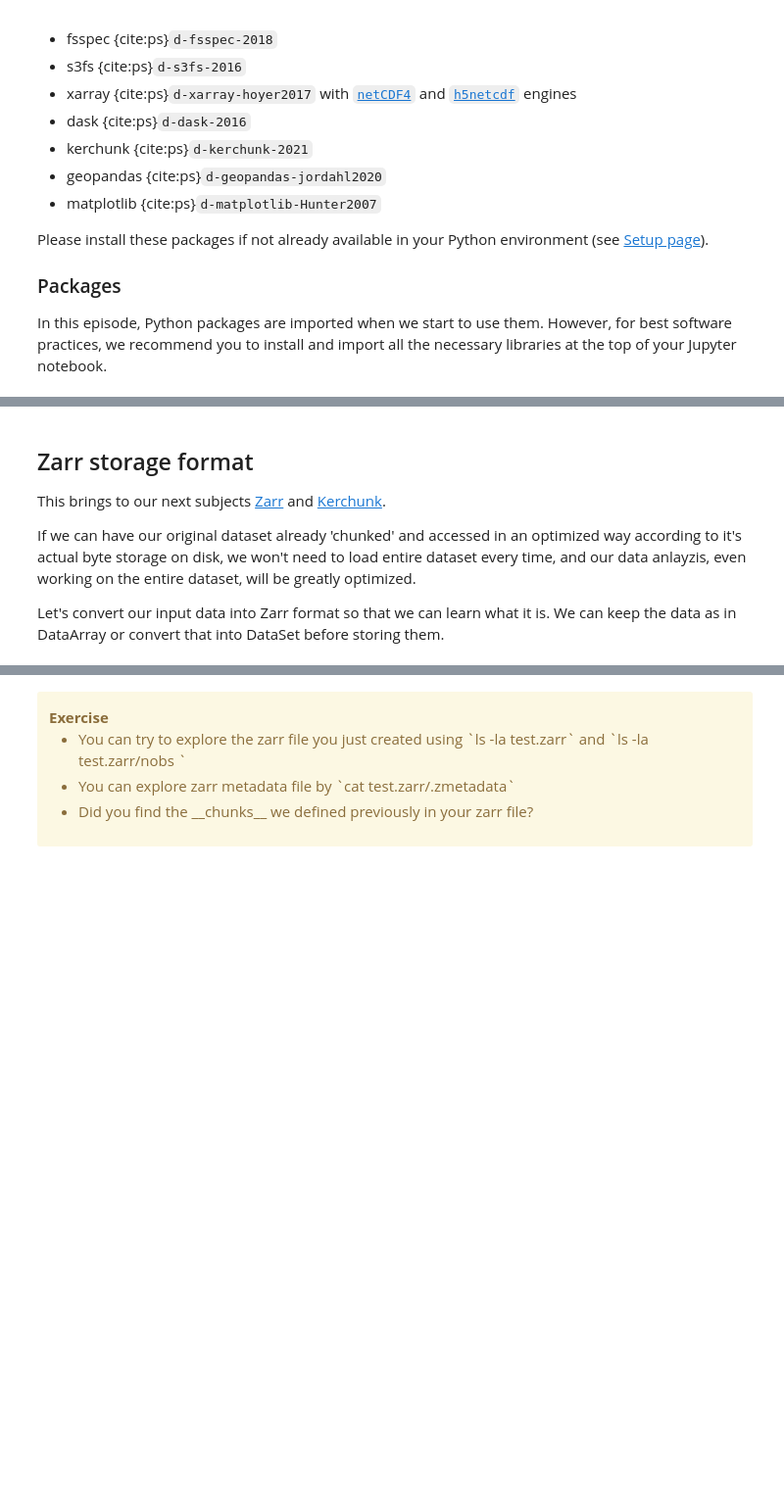
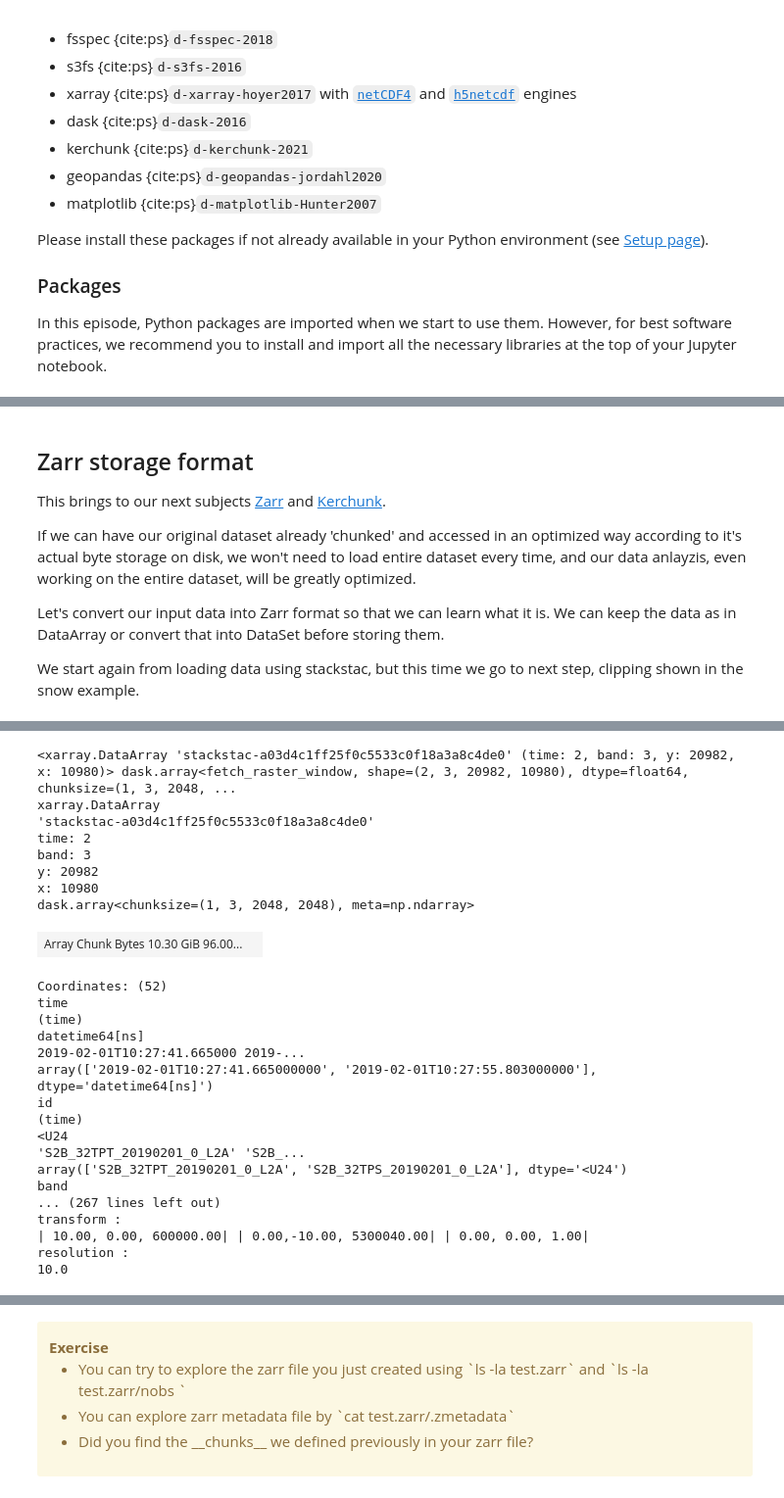
Before and after one commit to pangeo-data/pangeo-openeo-BiDS-2023, a Jupyter notebook: tutorial/part3/chunking_introduction.ipynb, the cells around one changed output, grey strips where cells are left out. Shown at 98% size. Saved outputs shown, nothing was run; the diff lists cells and outputs as text; code cells hidden in the pictures; blank space fills up the shorter version.

```diff
--- a/tutorial/part3/chunking_introduction.ipynb
+++ b/tutorial/part3/chunking_introduction.ipynb
@@ -192,3 +289,5 @@ This brings to our next subjects [Zarr](https://zarr.readthedocs.io/en/stable/)
 If we can have our original dataset already 'chunked' and accessed in an optimized way according to it's actual byte storage on disk, we won't need to load entire dataset every time, and our data anlayzis, even working on the entire dataset, will be greatly optimized.
 
 Let's convert our input data into Zarr format so that we can learn what it is. We can keep the data as in DataArray or convert that into DataSet before storing them.
+
+We start again from loading data using stackstac, but this time we go to next step, clipping shown in the snow example.
@@ -196,0 +294,17 @@ test.to_zarr('test_DataArray.zarr',mode='w')
+# %%
+%%time
+aoi = gpd.read_file('data/catchment_outline.geojson', crs="EPGS:4326")
+aoi_geojson = mapping(aoi.iloc[0].geometry)
+URL = "https://earth-search.aws.element84.com/v1"
+catalog = pystac_client.Client.open(URL)
+items = catalog.search(
+    intersects=aoi_geojson,
+    collections=["sentinel-2-l2a"],
+    datetime="2019-02-01/2019-02-01"
+).item_collection()
+ds = stackstac.stack(items
+                                ,assets=['green','swir16','scl']
+                               ,chunksize=( 1, 3, 2048,2048)
+)
+ds
+# %% [output]
@@ -196,0 +313,26 @@ test.to_zarr('test_DataArray.zarr',mode='w')
+<xarray.DataArray 'stackstac-a03d4c1ff25f0c5533c0f18a3a8c4de0' (time: 2, band: 3, y: 20982, x: 10980)> dask.array<fetch_raster_window, shape=(2, 3, 20982, 10980), dtype=float64, chunksize=(1, 3, 2048, ...
+xarray.DataArray
+'stackstac-a03d4c1ff25f0c5533c0f18a3a8c4de0'
+time: 2
+band: 3
+y: 20982
+x: 10980
+dask.array<chunksize=(1, 3, 2048, 2048), meta=np.ndarray>
+| Array Chunk Bytes 10.30 GiB 96.00... |  |
+Coordinates: (52)
+time
+(time)
+datetime64[ns]
+2019-02-01T10:27:41.665000 2019-...
+array(['2019-02-01T10:27:41.665000000', '2019-02-01T10:27:55.803000000'], dtype='datetime64[ns]')
+id
+(time)
+<U24
+'S2B_32TPT_20190201_0_L2A' 'S2B_...
+array(['S2B_32TPT_20190201_0_L2A', 'S2B_32TPS_20190201_0_L2A'], dtype='<U24')
+band
+... (267 lines left out)
+transform :
+| 10.00, 0.00, 600000.00| | 0.00,-10.00, 5300040.00| | 0.00, 0.00, 1.00|
+resolution :
+10.0
```
Also changed, not shown: parts of 43 cells of this notebook.
